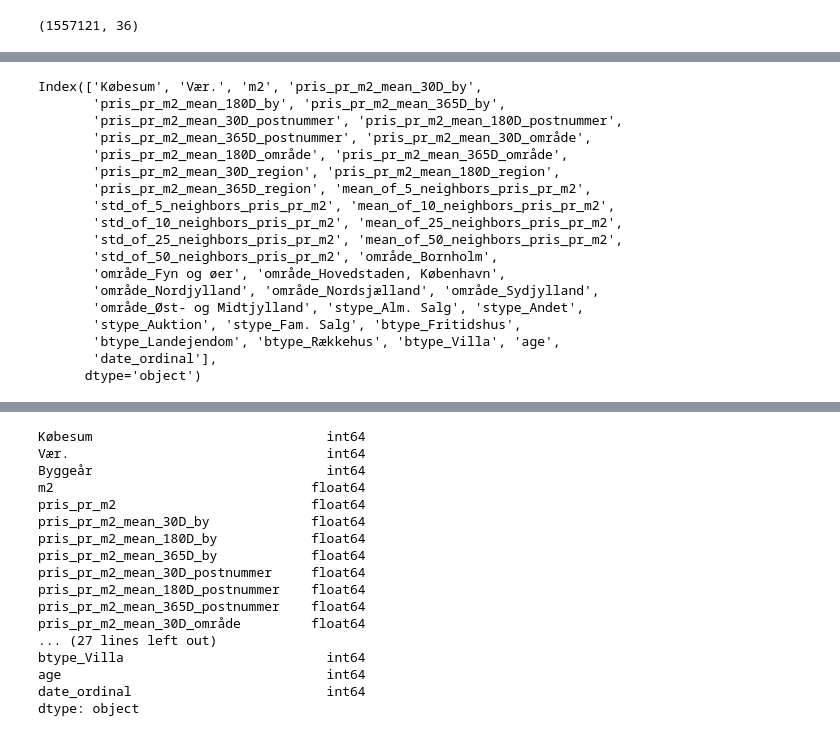
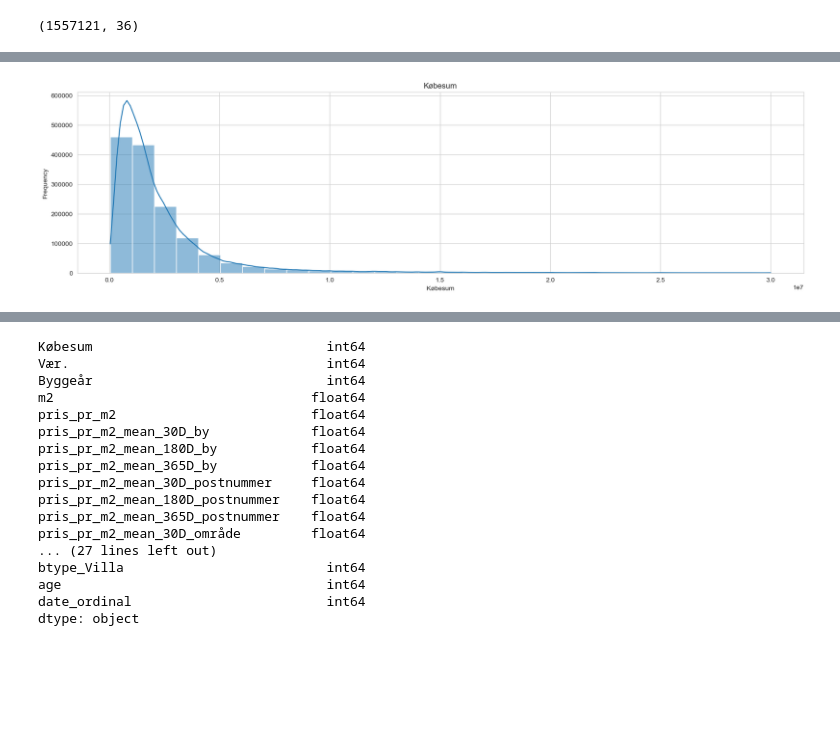
Before and after one commit to VictorJustesen/bachelor, a Jupyter notebook: scraping2/dataexplor/explore.ipynb, the cells around one changed output, grey strips where cells are left out. Drawn from its saved outputs; the diff is of its cells as text; code cells hidden in the pictures; blank space fills up the shorter version.

```diff
--- a/scraping2/dataexplor/explore.ipynb
+++ b/scraping2/dataexplor/explore.ipynb
@@ -459,3 +285,16 @@ Index(['Købesum', 'Vær.', 'Byggeår', 'm2', 'pris_pr_m2',
        'stype_Auktion', 'stype_Fam. Salg', 'btype_Fritidshus',
        'btype_Landejendom', 'btype_Rækkehus', 'btype_Villa'],
       dtype='object')
+# %%
+# as we can image the distribution of the many of our variables is right-skewed
+plt.figure(figsize=(20, 5))
+
+sns.histplot(df_cleaned['Købesum'], kde=True, bins=30)
+plt.title('Købesum')
+plt.xlabel('Købesum')
+plt.ylabel('Frequency')
+
+
+plt.show()
+# %% [output]
+[figure, added]
@@ -468,21 +324,0 @@ df_cleaned = df_cleaned.drop(columns=['Byggeår', 'pris_pr_m2'])
-# %%
-df_cleaned.columns
-# %% [output]
-Index(['Købesum', 'Vær.', 'm2', 'pris_pr_m2_mean_30D_by',
-       'pris_pr_m2_mean_180D_by', 'pris_pr_m2_mean_365D_by',
-       'pris_pr_m2_mean_30D_postnummer', 'pris_pr_m2_mean_180D_postnummer',
-       'pris_pr_m2_mean_365D_postnummer', 'pris_pr_m2_mean_30D_område',
-       'pris_pr_m2_mean_180D_område', 'pris_pr_m2_mean_365D_område',
-       'pris_pr_m2_mean_30D_region', 'pris_pr_m2_mean_180D_region',
-       'pris_pr_m2_mean_365D_region', 'mean_of_5_neighbors_pris_pr_m2',
-       'std_of_5_neighbors_pris_pr_m2', 'mean_of_10_neighbors_pris_pr_m2',
-       'std_of_10_neighbors_pris_pr_m2', 'mean_of_25_neighbors_pris_pr_m2',
-       'std_of_25_neighbors_pris_pr_m2', 'mean_of_50_neighbors_pris_pr_m2',
-       'std_of_50_neighbors_pris_pr_m2', 'område_Bornholm',
-       'område_Fyn og øer', 'område_Hovedstaden, København',
-       'område_Nordjylland', 'område_Nordsjælland', 'område_Sydjylland',
-       'område_Øst- og Midtjylland', 'stype_Alm. Salg', 'stype_Andet',
-       'stype_Auktion', 'stype_Fam. Salg', 'btype_Fritidshus',
-       'btype_Landejendom', 'btype_Rækkehus', 'btype_Villa', 'age',
-       'date_ordinal'],
-      dtype='object')
```
Also changed, not shown: parts of 37 cells of this notebook, 13 other files.
